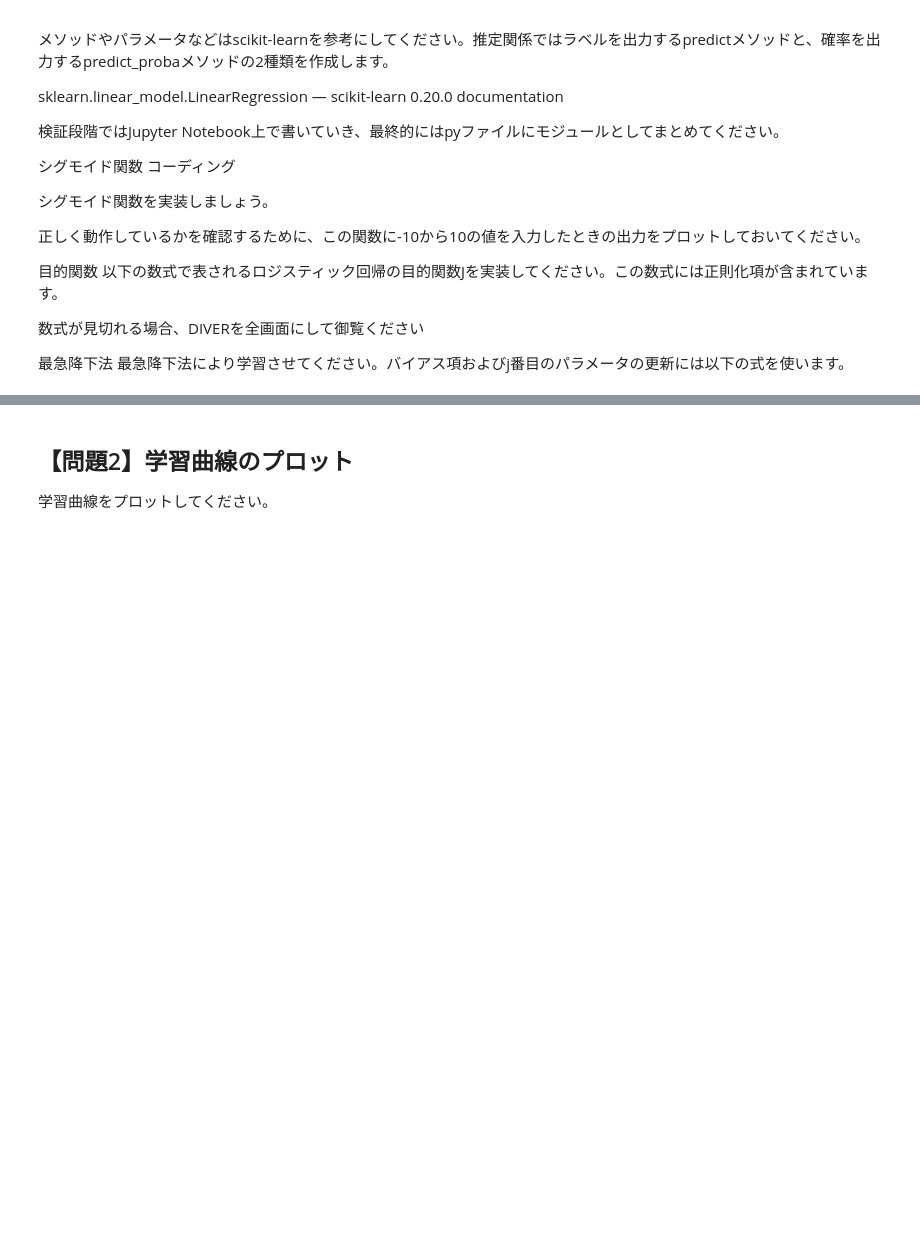
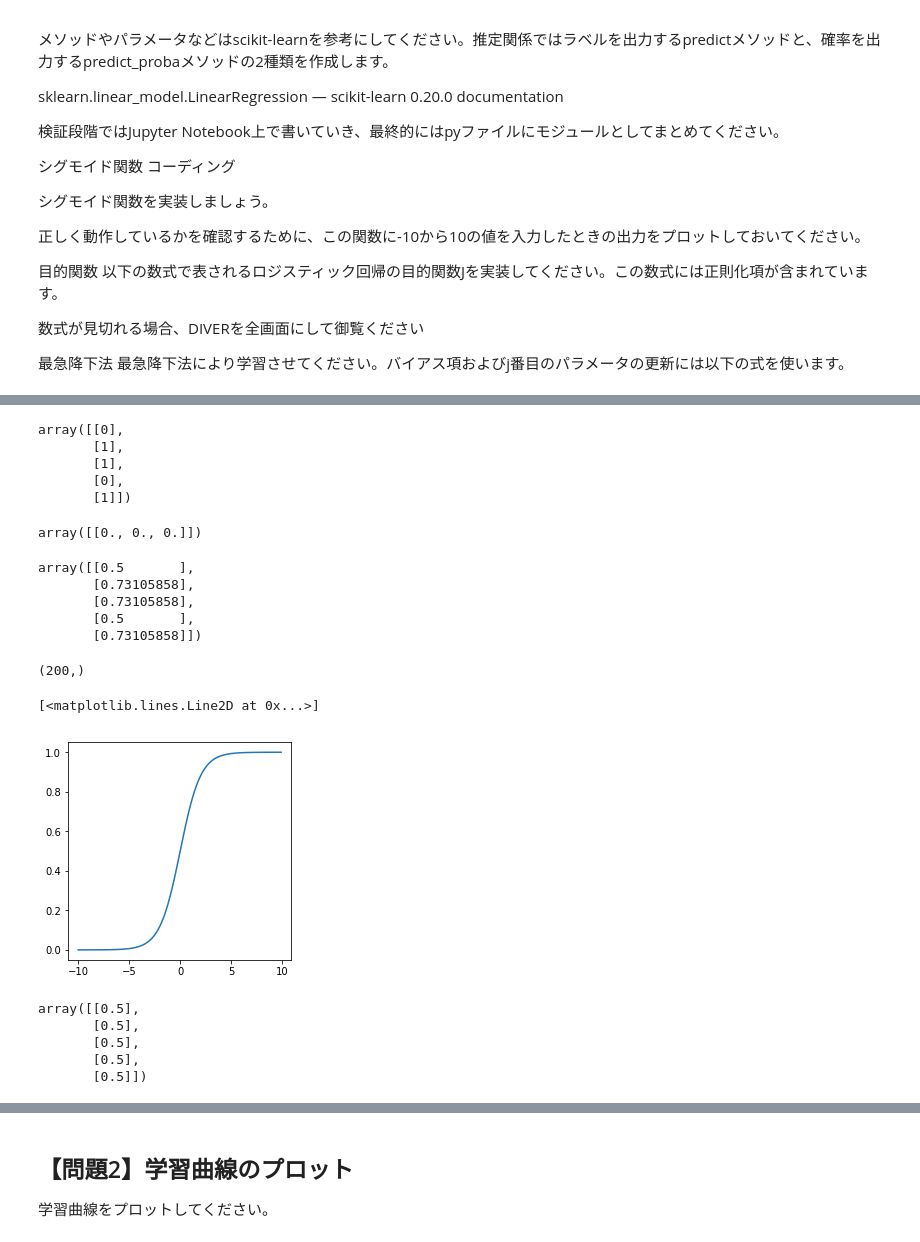
Before and after one commit to ohmorimori/diveintocode-ml, a Jupyter notebook: diveintocode-term1/sprint/sprint4/sprint4-ml-scratch-logistic-regression.ipynb, the cells around one changed output, grey strips where cells are left out. Cells and saved outputs as stored; diff of their text form; code cells hidden in the pictures; blank space fills up the shorter version.

```diff
--- a/diveintocode-term1/sprint/sprint4/sprint4-ml-scratch-logistic-regression.ipynb
+++ b/diveintocode-term1/sprint/sprint4/sprint4-ml-scratch-logistic-regression.ipynb
@@ -28,0 +49,71 @@ sklearn.linear_model.LinearRegression — scikit-learn 0.20.0 documentation
+# %%
+#目的変数y(n_samples)
+y = np.array([0, 1, 1, 0, 1]).reshape(-1, 1)
+y
+# %% [output]
+array([[0],
+       [1],
+       [1],
+       [0],
+       [1]])
+# %%
+#Xの係数theta(n_features)
+theta = np.empty((0,3))
+theta = np.append(theta, np.array([[0,0,0]]), axis=0)
+theta
+# %% [output]
+array([[0., 0., 0.]])
+# %%
+#sigmoid function
+
+def convert_sigmoid(z):
+    """
+    Parameters
+    -----------
+    z: ndarray of shape(any, any)
+
+    Returns
+    -----------
+    sigmoid_z: ndarray of shape z
+        sigmoid_z = 1/(1 + exp(-z))
+
+    Note
+    -----------
+    """
+    sigmoid_z = 1/(1 +np.exp(-z))
+
+
+    return sigmoid_z
+# %%
+#シグモイドの確認
+convert_sigmoid(y)
+# %% [output]
+array([[0.5       ],
+       [0.73105858],
+       [0.73105858],
+       [0.5       ],
+       [0.73105858]])
+# %%
+test = np.arange(-10, 10, 0.1)
+test.shape
+# %% [output]
+(200,)
+# %%
+import matplotlib.pyplot as plt
+
+fig, ax = plt.subplots(1, 1, figsize=(4, 4))
+ax.plot(test, convert_sigmoid(test), '-')
+# %% [output]
+[<matplotlib.lines.Line2D at 0x...>]
+[figure, added]
+# %%
+#Hypothesis function
+#thetaとxから求めたyの予測値
+h = convert_sigmoid(np.dot(X, theta.reshape(-1, 1)))
+h
+# %% [output]
+array([[0.5],
+       [0.5],
+       [0.5],
+       [0.5],
+       [0.5]])
```
Also changed, not shown: parts of 24 cells of this notebook.
